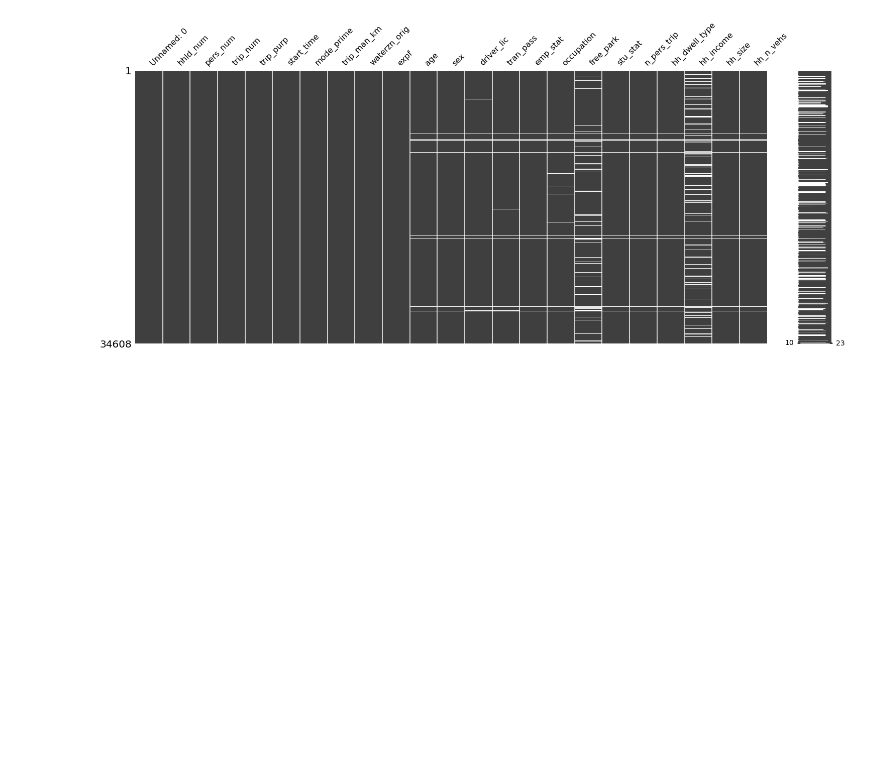
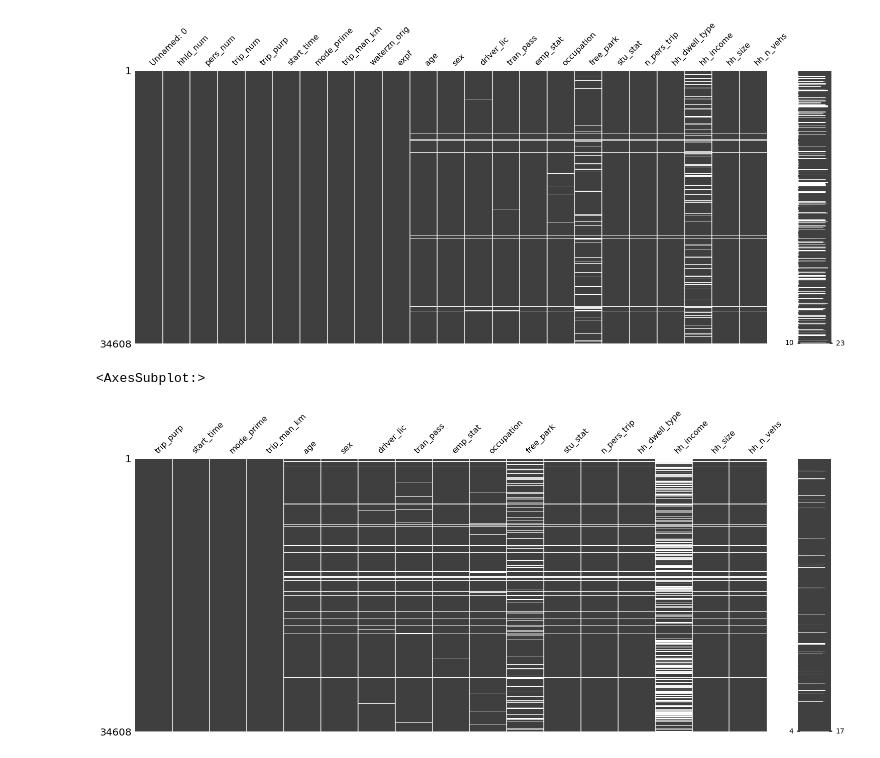
Before and after one commit to sanger640/temp_missing_visualization, a Jupyter notebook: OriginalDatasetVisualization.ipynb, the cells around one changed output. Saved outputs shown, nothing was run; the diff lists cells and outputs as text; code cells hidden in the pictures; blank space fills up the shorter version.

```diff
--- a/OriginalDatasetVisualization.ipynb
+++ b/OriginalDatasetVisualization.ipynb
@@ -8,3 +8,10 @@ msno.matrix(df.sample(34608))
 # %% [output]
 <AxesSubplot:>
 [figure]
+# %%
+df_a = pd.read_feather('df_-1')
+# %%
+msno.matrix(df_a)
+# %% [output]
+<AxesSubplot:>
+[figure, added]
```
